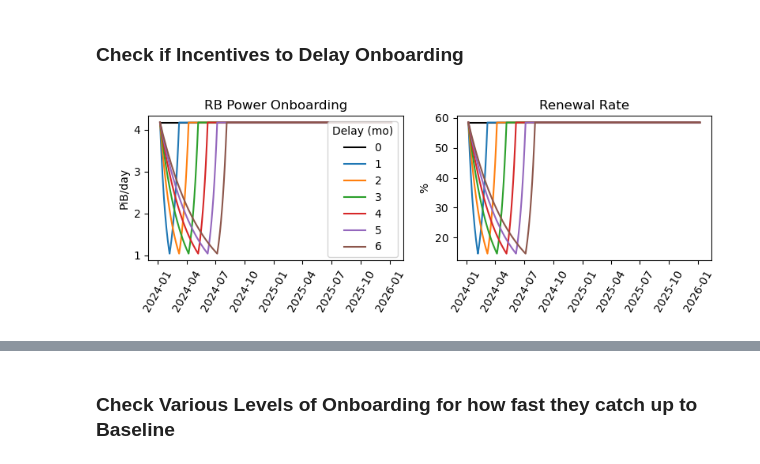
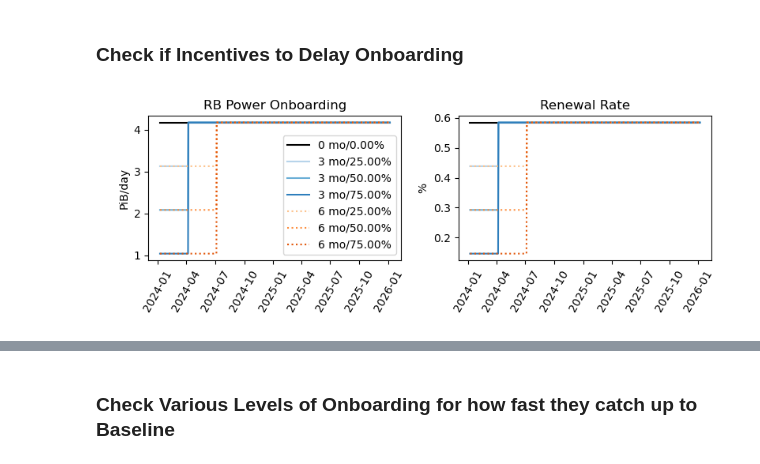
Before and after one commit to CELtd/cel, a Jupyter notebook: notebooks/baseline_crossing/01_2024_filecoin_forecasts.ipynb, the cells around one changed output, grey strips where cells are left out. Cells and saved outputs as stored; diff of their text form; code cells hidden in the pictures.

```diff
--- a/notebooks/baseline_crossing/01_2024_filecoin_forecasts.ipynb
+++ b/notebooks/baseline_crossing/01_2024_filecoin_forecasts.ipynb
@@ -743,74 +743,66 @@ plot_onboarding_scenarios(simconfig2results, rbp_factors, rr_factors, fpr_factor
 # %% [markdown]
 ### Check if Incentives to Delay Onboarding
 # %%
-delay_vec = [0, 30, 60, 90, 120, 150, 180]
-delay2inputs = {}
-for d in delay_vec:
-    if d == 0:
+delay_vec = [90, 180]
+pct_population_delay_vec = [0.25, 0.5, 0.75]
+
+sim_config = list(itertools.product(delay_vec, pct_population_delay_vec))
+sim_config.insert(0, (0, 0))
+
+config2inputs = {}
+for cfg in sim_config:
+    delay, pct_population_delay = cfg
+
+    if delay == 0:
         rbp_stitched = np.ones(forecast_length) * hist_median_rbp
         rr_stitched = np.ones(forecast_length) * hist_median_rr
     else:
-        remaining_len = forecast_length-d
-        rbp1 = curated.smooth_fast_exponential_change_and_plateau(
-            hist_median_rbp,
-            hist_median_rbp*0.25,
-            forecast_length,
-            d
-        )
-        rbp2 = curated.smooth_fast_exponential_change_and_plateau(
-            hist_median_rbp*0.25,
-            hist_median_rbp,
-            forecast_length,
-            30
-        )
+        remaining_len = forecast_length-delay
         rbp_stitched = np.concatenate(
-            [rbp1[0:d], rbp2[0:remaining_len]]
-        )
-        rr1 = curated.smooth_fast_exponential_change_and_plateau(
-            hist_median_rr,
-            hist_median_rr*0.25,
-            forecast_length,
-            d
-        )
-        rr2 = curated.smooth_fast_exponential_change_and_plateau(
-            hist_median_rr*0.25,
-            hist_median_rr,
-            forecast_length,
-            30
+            [np.ones(delay)*hist_median_rbp*(1-pct_population_delay), np.ones(remaining_len)*hist_median_rbp]
         )
         rr_stitched = np.concatenate(
-            [rr1[0:d], rr2[0:remaining_len]]
+            [np.ones(delay)*hist_median_rr*(1-pct_population_delay), np.ones(remaining_len)*hist_median_rr]
         )
-    delay2inputs[d] = {
+    config2inputs[cfg] = {
         'rbp': rbp_stitched,
         'rr': rr_stitched
     }
+
 # plot the inputs
 tt = pd.date_range(current_date, periods=forecast_length, freq='D')
 fig, ax = plt.subplots(nrows=1, ncols=2, figsize=(8,3))
-for d in delay2inputs.keys():
+colors = [mpl.colormaps['Blues'], mpl.colormaps['Oranges'], mpl.colormaps['Greens'], mpl.colormaps['Purples']]
+cvec_idx = np.linspace(0.3, 0.7, len(pct_population_delay_vec))
+for config in config2inputs.keys():
+    delay, pct_population_delay = config
     axx = ax[0]
-    if d == 0:
+    if delay == 0:
         color = 'k'
     else:
-        color = None
-    axx.plot(tt, delay2inputs[d]['rbp'], label=d//30, color=color)
+        color = colors[delay_vec.index(delay)](cvec_idx[pct_population_delay_vec.index(pct_population_delay)])
+    if delay == 180:
+        linestyle = ":"
+    else:
+        linestyle = None
+
+    axx.plot(tt, config2inputs[config]['rbp'], label='%d mo/%0.02f%%' % (delay//30, pct_population_delay*100), color=color, linestyle=linestyle)
     axx.set_title('RB Power Onboarding')
     axx.set_ylabel('PiB/day')
     axx = ax[1]
-    axx.plot(tt, delay2inputs[d]['rr']*100, color=color)
+    axx.plot(tt, config2inputs[config]['rr'], label='%d mo/%0.02f%%' % (delay//30, pct_population_delay*100), color=color, linestyle=linestyle)
     axx.set_title('Renewal Rate')
     axx.set_ylabel('%')
 
-ax[0].legend(title='Delay (mo)')
+ax[0].legend()
 for tick in ax[0].get_xticklabels(): tick.set_rotation(60)
 for tick in ax[1].get_xticklabels(): tick.set_rotation(60)
 
 # plt.suptitle('Delay: %d' % (d,))
 plt.tight_layout()
-plt.savefig(os.path.join(save_dir, 'delay_%d_inputs.png' % (d,)))
+plt.savefig(os.path.join(save_dir, 'delay_inputs.png'))
 # %% [output]
-[figure, old version]
+[figure, new version]
 # %%
 lock_target = 0.3
 sector_duration = 365
```
Also changed, not shown: parts of 5 cells of this notebook, 1 other file.
